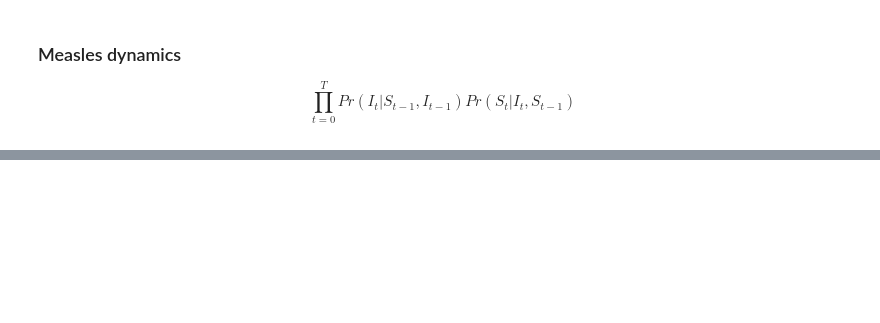
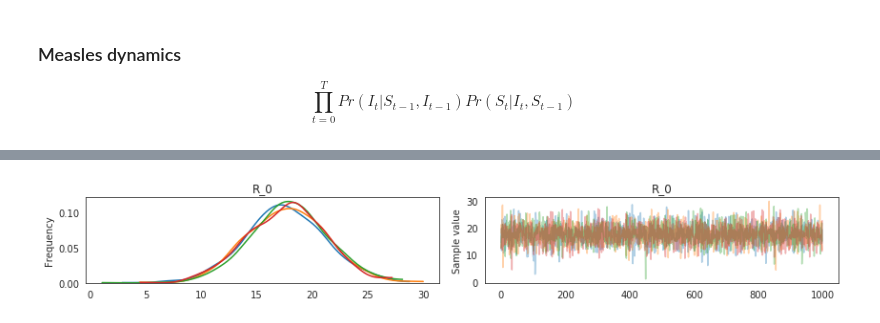
Before and after one commit to fonnesbeck/mongolia_measles, a Jupyter notebook: notebooks/Measles Dynamics.ipynb, the cells around one changed output, grey strips where cells are left out. Cells and saved outputs as stored; diff of their text form; code cells hidden in the pictures; blank space fills up the shorter version.

Commit message:
Working dynamics model

```diff
--- a/notebooks/Measles Dynamics.ipynb
+++ b/notebooks/Measles Dynamics.ipynb
@@ -155,0 +266,3 @@ $$\prod_{t=0}^T Pr(I_t | S_{t-1}, I_{t-1}) Pr(S_t | I_t, S_{t-1})$$
+# %%
+N = pop_classes_total
+N
@@ -155,0 +272,3 @@ $$\prod_{t=0}^T Pr(I_t | S_{t-1}, I_{t-1}) Pr(S_t | I_t, S_{t-1})$$
+# %%
+I = confirmed_counts.values
+I.shape
@@ -156,26 +282,20 @@ $$\prod_{t=0}^T Pr(I_t | S_{t-1}, I_{t-1}) Pr(S_t | I_t, S_{t-1})$$
 # %%
 with pm.Model() as model:
 
-#     λ_p = pm.Pareto('λ_p', 1.5, 0.1)
+    # Basic reproduction number centered on the dominant eigenvector of the contact matrix
+    R_0 = pm.Normal('R_0', max(evs[np.isreal(evs)]), sd=3.5)
 
-#     a = p_μ * λ_p: mu*lam
-#     b = (1 - p_μ) * λ_p
+    # Initial susceptibles (assume no information)
+    S_0 = pm.Uniform('S_0', 0, N, shape=n_age_classes, testval=N*0.8)
 
-#     p_susceptible = pm.Beta('p_susceptible', a, b)
-
-    R_0 = max(evs[np.isreal(evs)])
-
-    # Initial susceptibles
-    S_0 = pm.Gamma('S_0', )
-
-    # Susceptibles
-    S = S_0 - I.cumsum(axis=0)
+    # Susceptibles over time, removing individuals vaccinated by SIA
+    S = S_0 - shared(sia_vacc) - shared(I.cumsum(axis=0))
 
     # Force of infection
-    λ = S * (I.dot(B_prem) / N_age)
+    λ = S * (I.dot(B_prem) / N) + 0.001
 
     # Effective reproductive number
-    R_t = S.sum(1) * R_0 / N_age.sum()
+    R_t = pm.Deterministic('R_t', S.sum(1) * R_0 / N.sum())
 
     # Infections likelihood
-    pm.Potential('infections', pm.Poisson.dist(lam[:-1]).logp(I[1:]))
+    infections = pm.NegativeBinomial('infections', λ[:-1], alpha=I[:-1]+1, observed=I[1:])
@@ -181,0 +309,4 @@ with pm.Model() as model:
+# %%
+with model:
+
+    trace = pm.sample(1000, tune=2000)
@@ -181,0 +333,4 @@ with pm.Model() as model:
+# %%
+pm.traceplot(trace, varnames=['R_0']);
+# %% [output]
+[figure, added]
```
Also changed, not shown: parts of 30 cells of this notebook, 5 other files.
